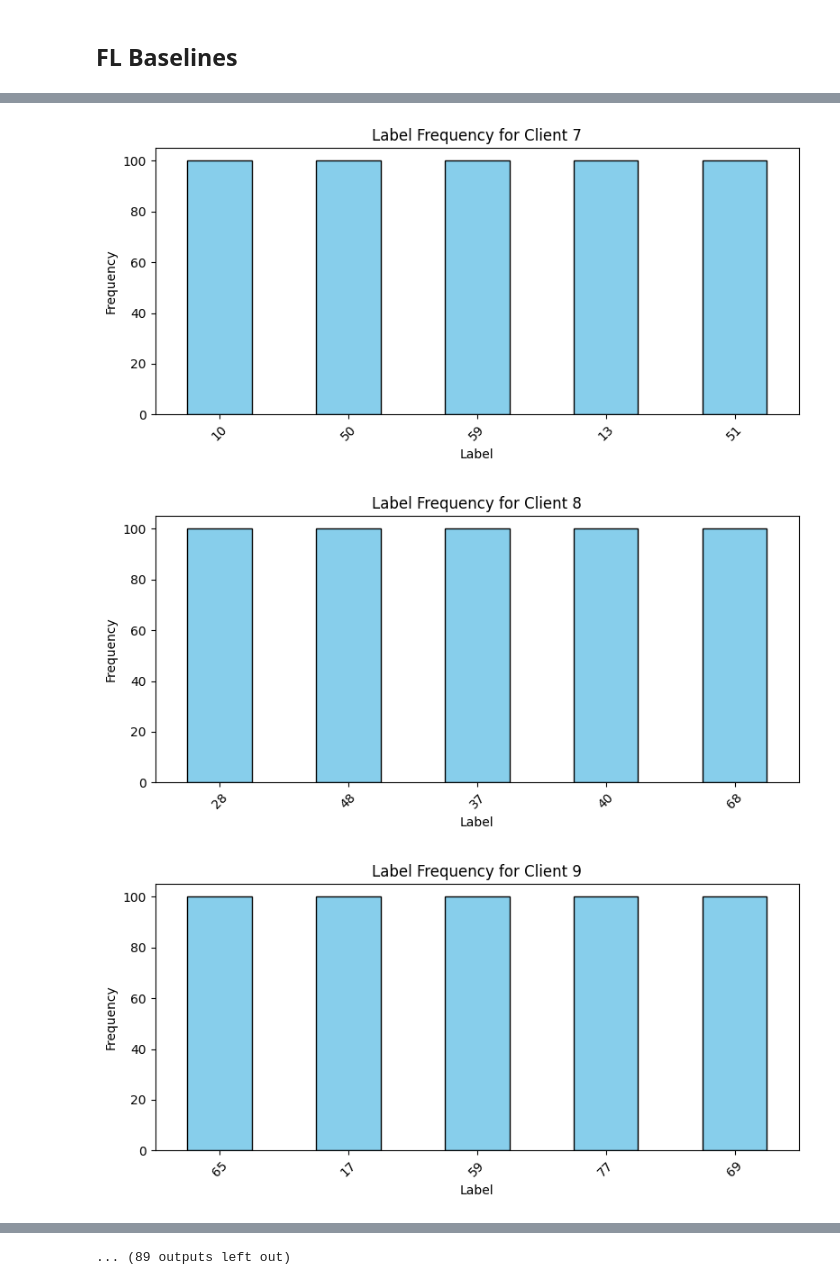
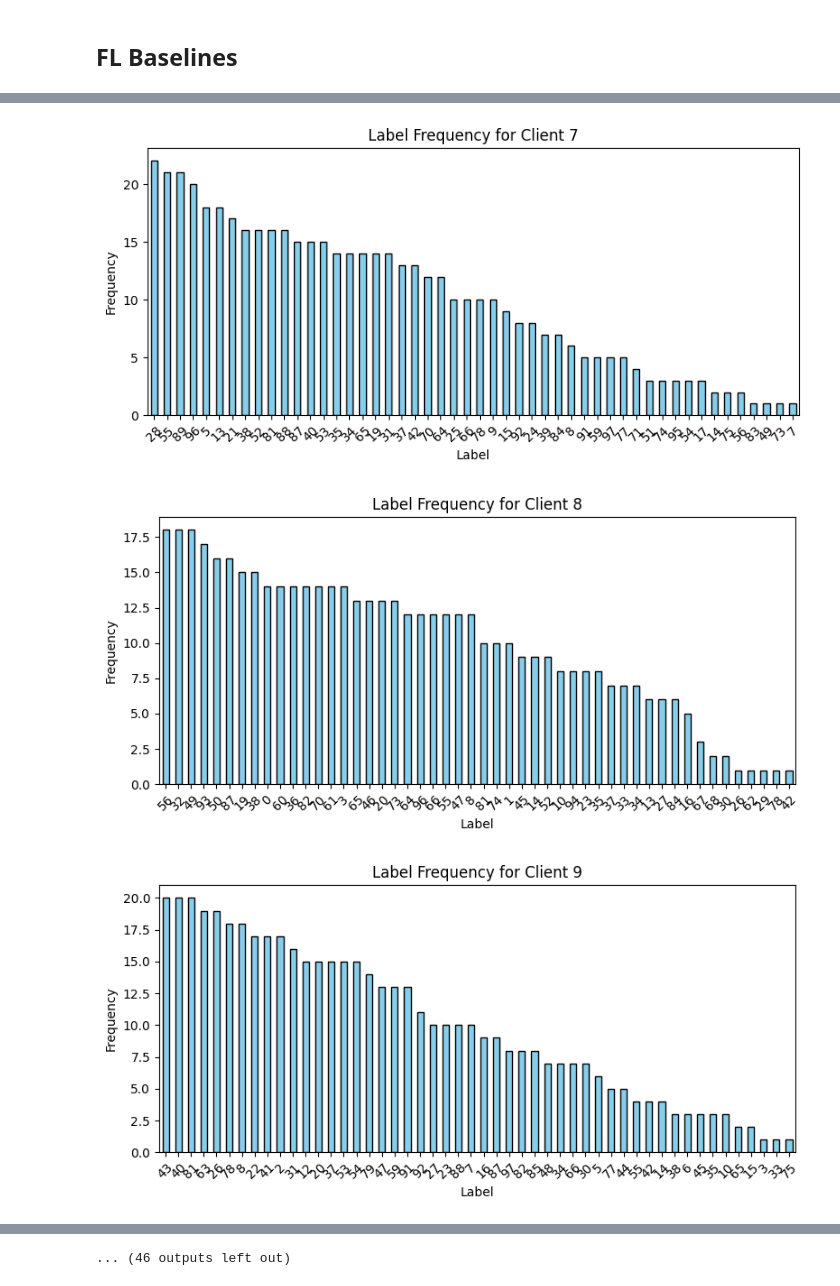
Before and after one commit to maxfra01/federated-learning, a Jupyter notebook: code/cifarFL.ipynb, the cells around one changed output, grey strips where cells are left out. Cells and saved outputs as stored; diff of their text form; code cells hidden in the pictures.

```diff
--- a/code/cifarFL.ipynb
+++ b/code/cifarFL.ipynb
@@ -206,14 +249,14 @@ class CIFAR100Dataset(Dataset):
 
             # Ottieni i dati per le classi selezionate
             client_data = pd.DataFrame()
-            samples_per_class = samples_per_client // self.Nc
+            samples_per_class = generate_vector(samples_per_client, len(client_classes))
 
             #print(f"Client {client_id}:")
             #print(f"Classi assegnate: {client_classes}")
 
-            for class_ in client_classes:
+            for idx, class_ in enumerate(client_classes):
                 class_data = self.data[self.data['label'] == class_]
-                samples = class_data.sample(n=samples_per_class, replace=True)
+                samples = class_data.sample(n=samples_per_class[idx], replace=True)
                 client_data = pd.concat([client_data, samples])
 
                 #print(f"  Classe {class_}: {len(samples)} campioni")
@@ -711,7 +754,8 @@ server_skewed = Server(model_cifar, clients, test_dataset, validation_dataset)
 hyperparameters = f"BS{BATCH_SIZE}_LR{LR}_M{MOMENTUM}_WD{WEIGHT_DECAY}_J{LOCAL_STEPS}_C{C}_SK{SKEWNESS}"
 server_skewed.federated_averaging(local_steps=LOCAL_STEPS, batch_size=BATCH_SIZE, num_rounds=ROUNDS, fraction_fit=C, skewness=SKEWNESS, hyperparameters=hyperparameters)
 # %%
-Nc = 5
+Nc = 50
+DIR_DATA = "/content/"
 train_dataset = CIFAR100Dataset(DIR_DATA, split='train', sharding='niid', K=100, Nc=Nc)
 
 clients = train_dataset.data['client_id'].unique()
@@ -746,3 +790,3 @@ Files already downloaded and verified
-[figure, old version]
+[figure, new version]
-[figure, old version]
+[figure, new version]
-[figure, old version]
+[figure, new version]
@@ -750 +794 @@ Files already downloaded and verified
-... (89 outputs left out)
+... (46 outputs left out)
```
Also changed, not shown: parts of 3 cells of this notebook.
